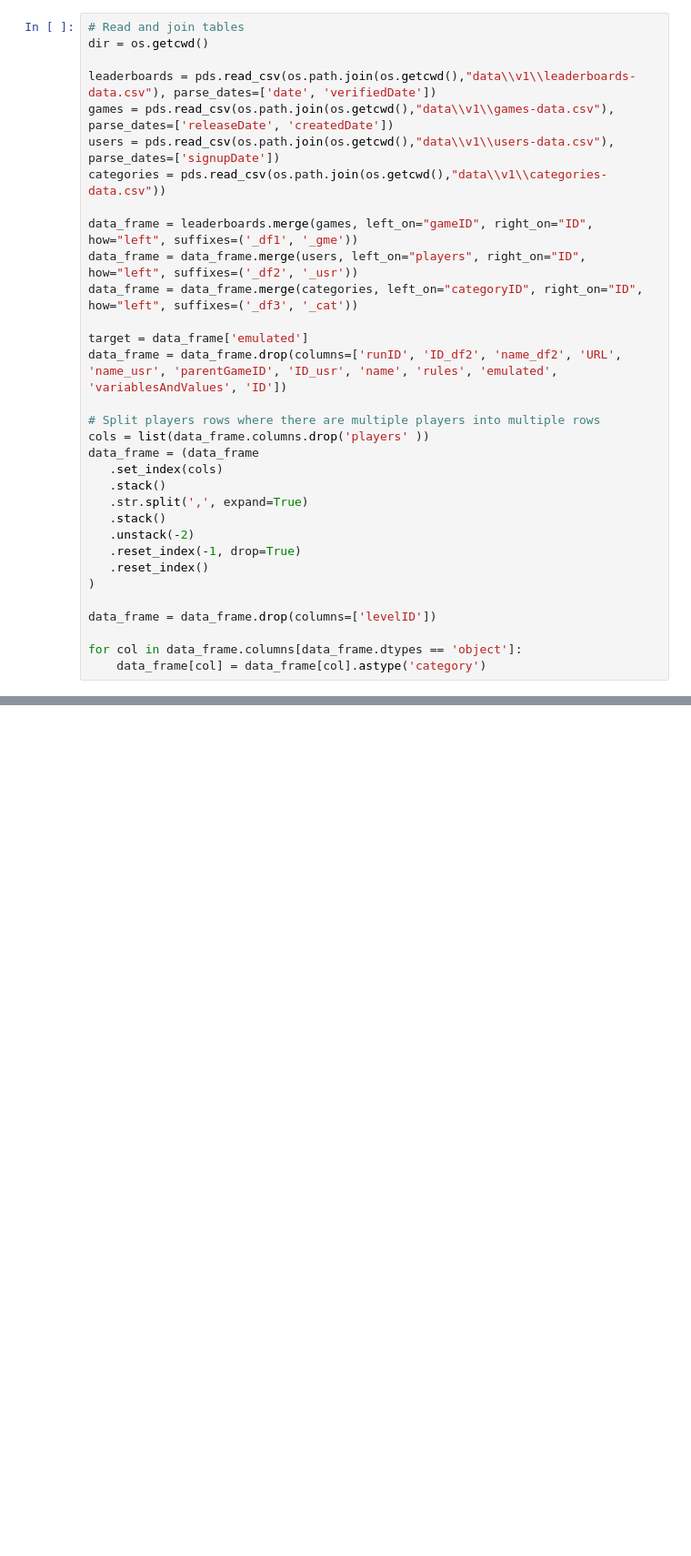
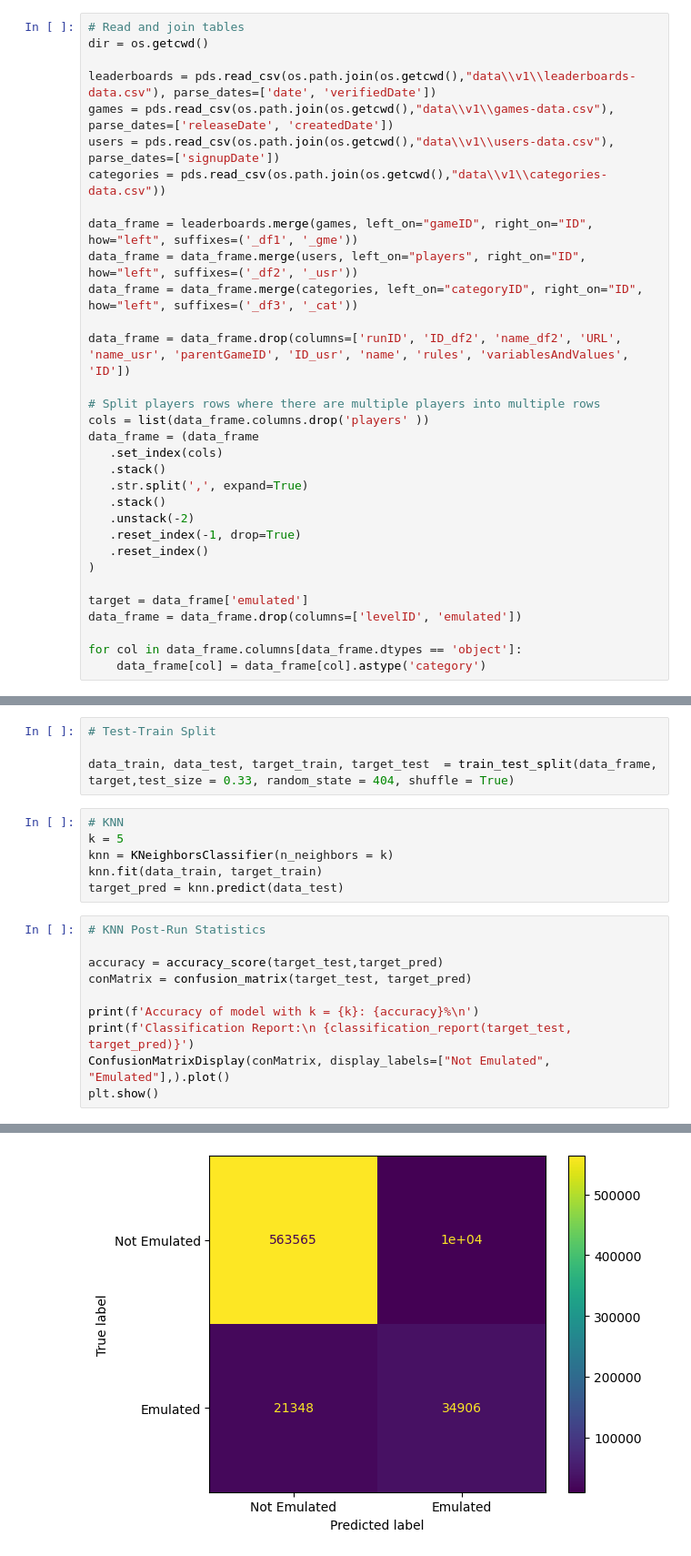
Before and after one commit to bigguyhere/CS513GroupProject, a Jupyter notebook: main.ipynb, the cells around one changed output, grey strips where cells are left out. Shown at 91% size. Drawn from its saved outputs; the diff is of its cells as text; blank space fills up the shorter version.

Commit message:
Added Gaussian NB and KNN Models

```diff
--- a/main.ipynb
+++ b/main.ipynb
@@ -16,8 +21,7 @@ data_frame = leaderboards.merge(games, left_on="gameID", right_on="ID", how="lef
 data_frame = data_frame.merge(users, left_on="players", right_on="ID", how="left", suffixes=('_df2', '_usr'))
 data_frame = data_frame.merge(categories, left_on="categoryID", right_on="ID", how="left", suffixes=('_df3', '_cat'))
 
-target = data_frame['emulated']
-data_frame = data_frame.drop(columns=['runID', 'ID_df2', 'name_df2', 'URL', 'name_usr', 'parentGameID', 'ID_usr', 'name', 'rules', 'emulated', 'variablesAndValues', 'ID'])
+data_frame = data_frame.drop(columns=['runID', 'ID_df2', 'name_df2', 'URL', 'name_usr', 'parentGameID', 'ID_usr', 'name', 'rules', 'variablesAndValues', 'ID'])
 
 # Split players rows where there are multiple players into multiple rows
 cols = list(data_frame.columns.drop('players' ))
@@ -31,7 +35,8 @@ data_frame = (data_frame
    .reset_index()
 )
 
-data_frame = data_frame.drop(columns=['levelID'])
+target = data_frame['emulated']
+data_frame = data_frame.drop(columns=['levelID', 'emulated'])
 
 for col in data_frame.columns[data_frame.dtypes == 'object']:
     data_frame[col] = data_frame[col].astype('category')
@@ -94,0 +199,21 @@ print(data_frame.isnull().sum())
+# %%
+# Test-Train Split
+
+data_train, data_test, target_train, target_test  = train_test_split(data_frame, target,test_size = 0.33, random_state = 404, shuffle = True)
+# %%
+# KNN
+k = 5
+knn = KNeighborsClassifier(n_neighbors = k)
+knn.fit(data_train, target_train)
+target_pred = knn.predict(data_test)
+# %%
+# KNN Post-Run Statistics
+
+accuracy = accuracy_score(target_test,target_pred)
+conMatrix = confusion_matrix(target_test, target_pred)
+
+print(f'Accuracy of model with k = {k}: {accuracy}%\n')
+print(f'Classification Report:\n {classification_report(target_test, target_pred)}')
+ConfusionMatrixDisplay(conMatrix, display_labels=["Not Emulated", "Emulated"],).plot()
+plt.show()
+# %% [output]
@@ -94,0 +231 @@ print(data_frame.isnull().sum())
+[figure, added]
```
Also changed, not shown: parts of 7 cells of this notebook.
